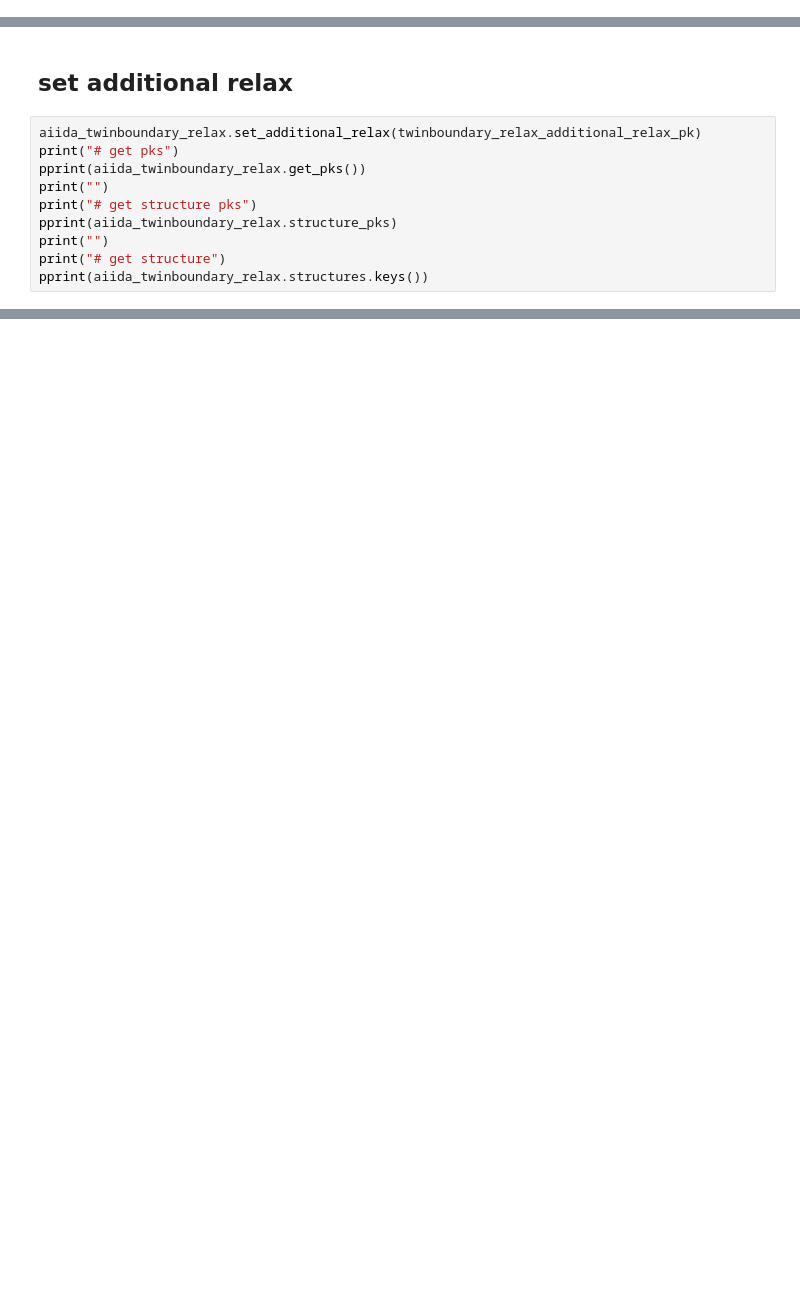
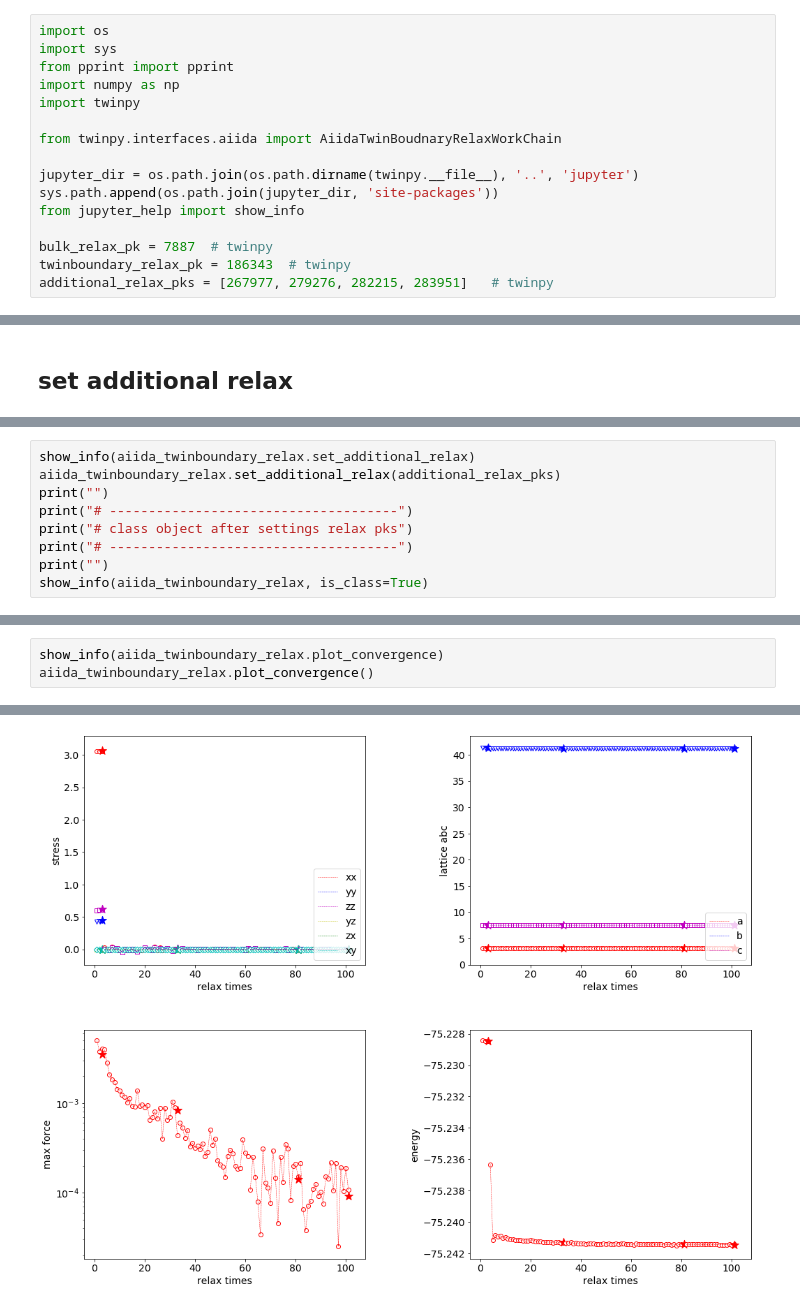
Before and after one commit to kei0822kei/twinpy, a Jupyter notebook: jupyter/interfaces/aiida/twinboundary.ipynb, the cells around one changed output, grey strips where cells are left out. Drawn from its saved outputs; the diff is of its cells as text; blank space fills up the shorter version.

Commit message:
update jupyter and fix aiida interface

```diff
--- a/jupyter/interfaces/aiida/twinboundary.ipynb
+++ b/jupyter/interfaces/aiida/twinboundary.ipynb
@@ -29 +7,17 @@ twinboundary_relax_additional_relax_pk = [267977, 279276, 282215, 283951]   # tw
+# %%
+import os
+import sys
+from pprint import pprint
+import numpy as np
+import twinpy
+
+from twinpy.interfaces.aiida import AiidaTwinBoudnaryRelaxWorkChain
+
+jupyter_dir = os.path.join(os.path.dirname(twinpy.__file__), '..', 'jupyter')
+sys.path.append(os.path.join(jupyter_dir, 'site-packages'))
+from jupyter_help import show_info
+
+bulk_relax_pk = 7887  # twinpy
+twinboundary_relax_pk = 186343  # twinpy
+additional_relax_pks = [267977, 279276, 282215, 283951]   # twinpy
 # %% [markdown]
@@ -66,12 +46,2 @@ dict_keys(['lattice_diffs', 'scaled_posi_diffs', 'cart_posi_diffs', 'cart_norm_d
 # %% [markdown]
 ## set additional relax
-# %%
-aiida_twinboundary_relax.set_additional_relax(twinboundary_relax_additional_relax_pk)
-print("# get pks")
-pprint(aiida_twinboundary_relax.get_pks())
-print("")
-print("# get structure pks")
-pprint(aiida_twinboundary_relax.structure_pks)
-print("")
-print("# get structure")
-pprint(aiida_twinboundary_relax.structures.keys())
@@ -222,0 +48,9 @@ aiida_twinboundary_relax.get_formation_energy(bulk_relax_pk=bulk_relax_pk)
+# %%
+show_info(aiida_twinboundary_relax.set_additional_relax)
+aiida_twinboundary_relax.set_additional_relax(additional_relax_pks)
+print("")
+print("# -------------------------------------")
+print("# class object after settings relax pks")
+print("# -------------------------------------")
+print("")
+show_info(aiida_twinboundary_relax, is_class=True)
@@ -222,0 +212,4 @@ aiida_twinboundary_relax.get_formation_energy(bulk_relax_pk=bulk_relax_pk)
+# %%
+show_info(aiida_twinboundary_relax.plot_convergence)
+aiida_twinboundary_relax.plot_convergence()
+# %% [output]
@@ -222,0 +234 @@ aiida_twinboundary_relax.get_formation_energy(bulk_relax_pk=bulk_relax_pk)
+[figure, added]
```
Also changed, not shown: parts of 45 cells of this notebook, 6 other files.
